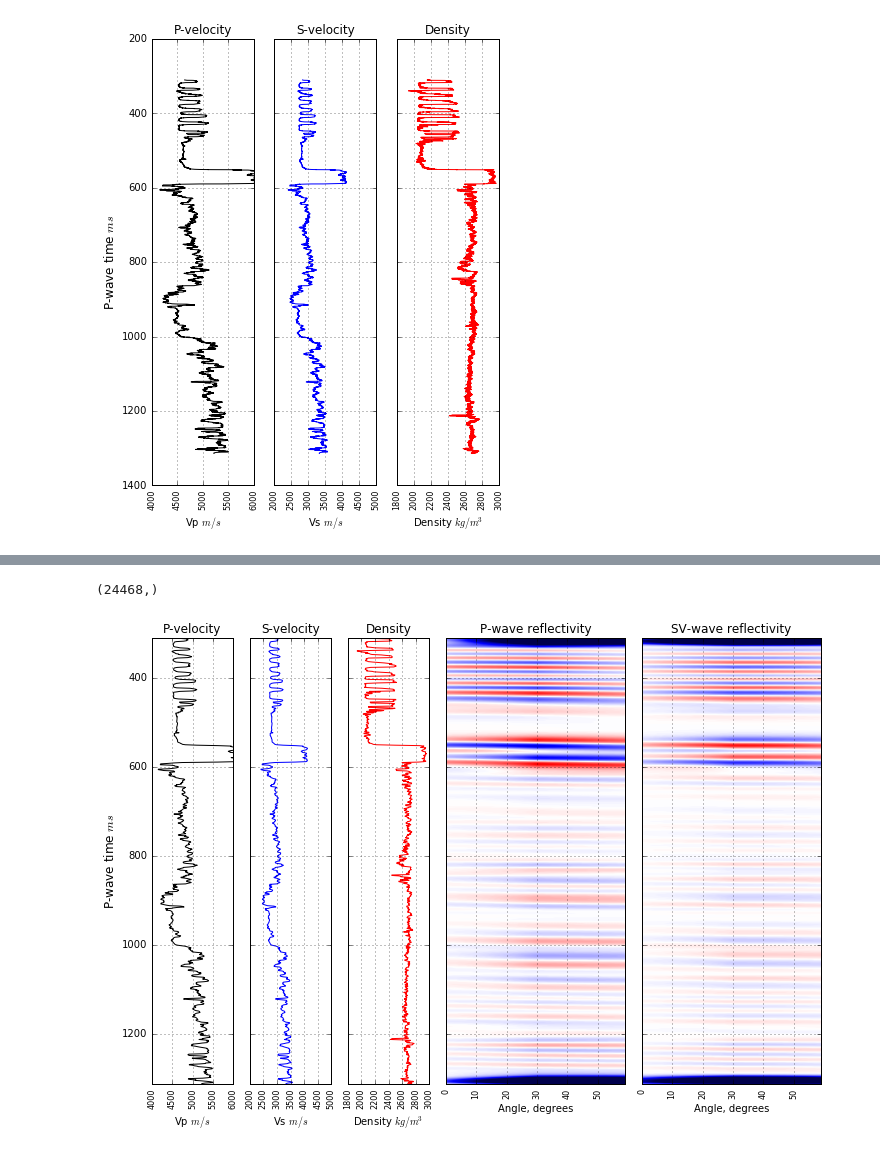
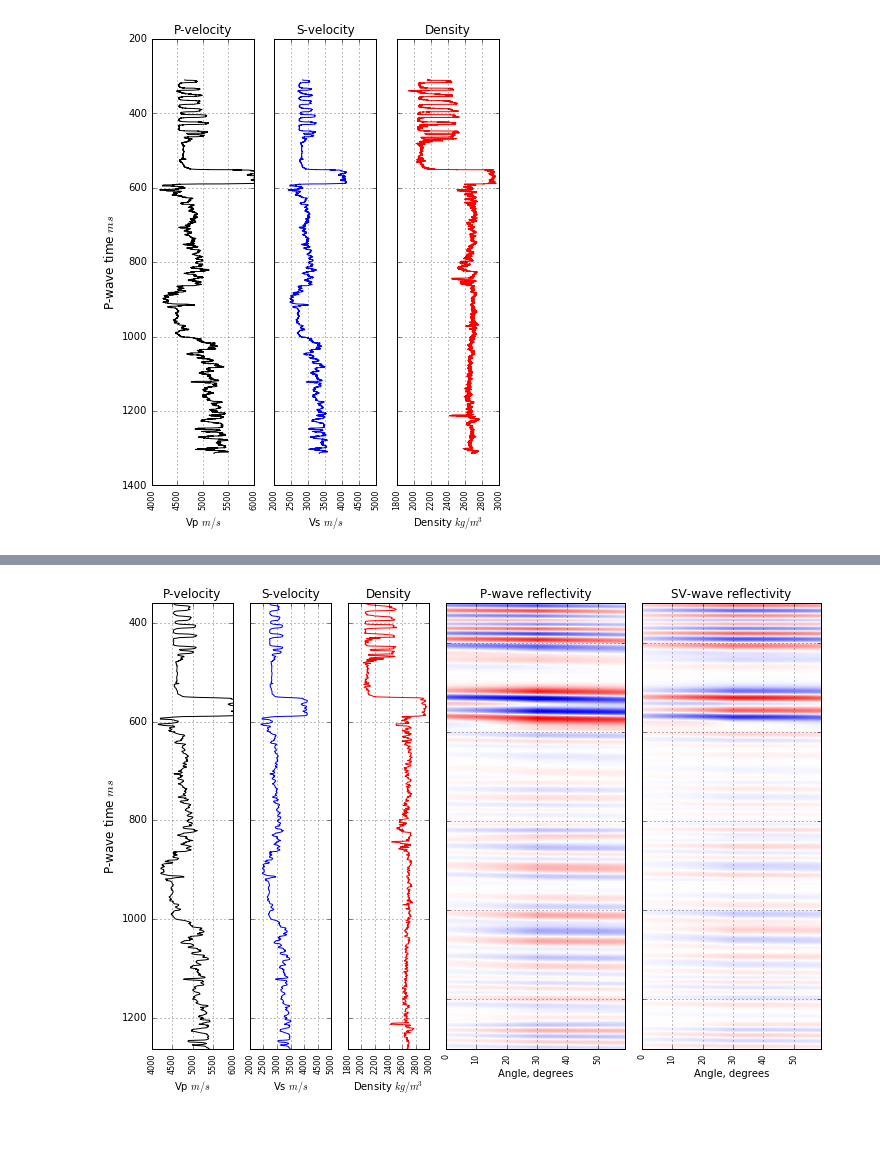
Before and after one commit to EvanBianco/notebooks, a Jupyter notebook: PP_and_PS_synthetic_gathers.ipynb, the cells around one changed output, grey strips where cells are left out. Drawn from its saved outputs; the diff is of its cells as text; code cells hidden in the pictures.

Commit message:
hacked in a buffer to not show edge effects

```diff
--- a/PP_and_PS_synthetic_gathers.ipynb
+++ b/PP_and_PS_synthetic_gathers.ipynb
@@ -375,13 +365,10 @@ w = np.tile(w, traces).reshape(traces, w.size).T
 # %%
 syn_pp = fftconvolve(Rpp, w, mode='same')
 syn_ps = fftconvolve(Rps, w, mode='same')
-# %%
-tt.shape
-# %% [output]
-(24468,)
 # %%
 fs = 8  # fontsize for our axis labels
 max_val = 20 # +/- max value for seismic amplitude display (clip)
+c = 50  # omit this many milliseconds at top and base of plots (to avoid edge effects)
 # %%
 # make a figure
 fig = plt.figure(figsize=(12,8))
@@ -396,11 +383,11 @@ ax4 = plt.subplot(gs[:, 3:5]) # PP AVO gather
 ax5 = plt.subplot(gs[:, 5:])  # PS AVO gather
 
 # Plot the Vp log
-ax1.plot(vp, t, 'k', label='Vp')
+ax1.plot(vp[c:-c], t[c:-c], 'k', label='Vp')
 ax1.set_title('P-velocity')
 ax1.set_ylabel(r'P-wave time $ms$', size=12)
 ax1.set_xlim((4000,6000))
-ax1.set_ylim((min(tt),max(tt)))
+ax1.set_ylim((min(tt)+c,max(tt)-c))
 ax1.invert_yaxis()
 ax1.set_xlabel(r'Vp $m/s$')
 ax1.grid()
@@ -410,10 +397,10 @@ for label in labels:
     label.set_fontsize(fs)
 
 # Plot the Vs log
-ax2.plot(vs, t, 'b', label='Vp')
+ax2.plot(vs[c:-c], t[c:-c], 'b', label='Vp')
 ax2.set_title('S-velocity')
 ax2.set_xlim((2000,5000))
-ax2.set_ylim((min(tt),max(tt)))
+ax2.set_ylim((min(tt)+c,max(tt)-c))
 ax2.invert_yaxis()
 ax2.set_yticklabels([])
 ax2.set_xlabel(r'Vs $m/s$')
@@ -424,10 +411,10 @@ for label in labels:
     label.set_fontsize(fs)
 
 # Plot the density log
-ax3.plot(rho, t, 'r', label='Vp')
+ax3.plot(rho[c:-c], t[c:-c], 'r', label='Vp')
 ax3.set_title('Density')
 ax3.set_xlim((1800,3000))
-ax3.set_ylim((min(tt),max(tt)))
+ax3.set_ylim((min(tt)+c,max(tt)-c))
 ax3.set_yticklabels([])
 ax3.invert_yaxis()
 ax3.set_xlabel(r'Density $kg/m^3$')
@@ -438,33 +425,33 @@ for label in labels:
     label.set_fontsize(fs)
 
 # Plot the PP reflectivities as an image
-ax4.imshow(syn_pp, cmap='seismic_r',
+ax4.imshow(syn_pp[c:-c,:], cmap='seismic_r',
            clim=[-max_val,max_val],
            extent = [min(theta1),max(theta1),max(tt),min(tt)],
            aspect='auto')
 ax4.set_title('P-wave reflectivity')
 ax4.set_yticklabels([])
 ax4.set_xlabel(r'Angle, degrees')
 labels = ax4.get_xticklabels()
 ax4.grid()
 for label in labels:
     label.set_rotation(90)
     label.set_fontsize(fs)
 
 # Plot the PS reflectivities as an image
-ax5.imshow(syn_ps, cmap='seismic_r',
+ax5.imshow(syn_ps[c:-c,:], cmap='seismic_r',
            clim=[-max_val,max_val],
            extent = [min(theta1),max(theta1),max(tt),min(tt)],
            aspect='auto')
 ax5.set_title('SV-wave reflectivity')
 ax5.set_yticklabels([])
 ax5.set_xlabel(r'Angle, degrees')
 labels = ax5.get_xticklabels()
 ax5.grid()
 for label in labels:
     label.set_rotation(90)
     label.set_fontsize(fs)
 
 plt.show()
 # %% [output]
-[figure, old version]
+[figure, new version]
```
Also changed, not shown: parts of 11 cells of this notebook.
